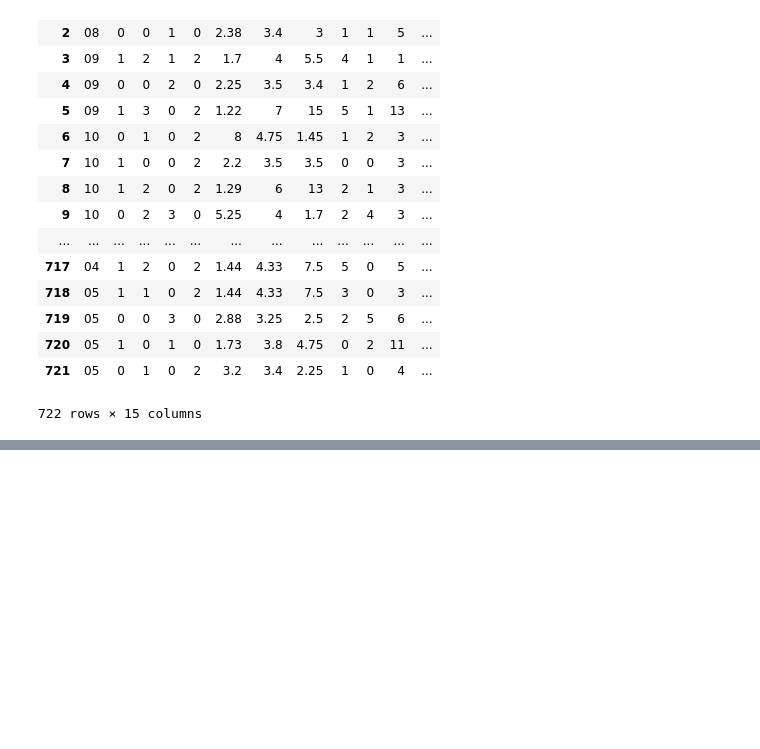
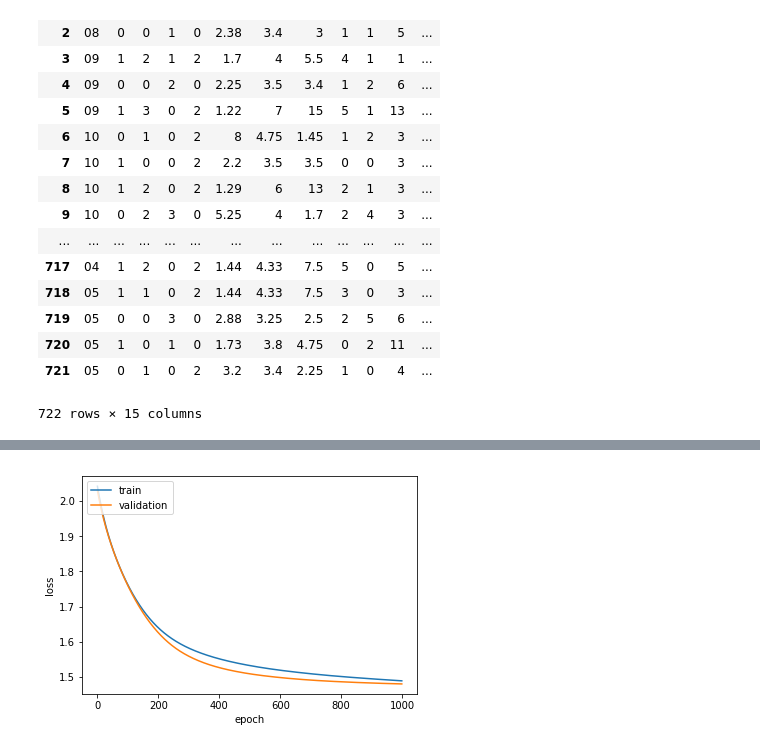
Before and after one commit to ML-Project-2018/my-bet-supremo, a Jupyter notebook: process.ipynb, the cells around one changed output, grey strips where cells are left out. Saved outputs shown, nothing was run; the diff lists cells and outputs as text; code cells hidden in the pictures; blank space fills up the shorter version.

```diff
--- a/process.ipynb
+++ b/process.ipynb
@@ -155,5 +147,5 @@ fixtures
 # %%
-X = fixtures[[0,1,2,3,4,5,6,7]]
+X = fixtures[[0,1,4,6,7]]
 Xtrain = X.ix[:600,]
 Y = fixtures[[8]]
 Ytrain = to_categorical(Y.ix[:600,], num_classes=7)
@@ -165,28 +157,6 @@ Xtrain = preprocessing.scale(Xtrain)
 Xtest = X.ix[600:,]
 Ytest = Y.ix[600:,]
 Xtrain
-
-
-
-
-# Xtrain = dataset.values[:600,0:8]
-# Ytrain = dataset.values[:600,8:9]
-# Xtrain
-
-# Xtest = dataset.values[600:,0:8]
-# Ytest = dataset.values[600:,8:9] # currently predicting full time home goals
-
-
-# #scaling the data
-# # X_scaled = preprocessing.scale(Xtrain)
-# # Y_scaled = preprocessing.scale(Ytrain)
-
-# #one hot encoding the output values
-# encoder = LabelEncoder()
-# encoder.fit(Ytrain)
-# encoded_Y = encoder.transform(Ytrain)
-# dummy_y = np_utils.to_categorical(encoded_Y)
-# Xtrain
 # %% [output]
 .ix is deprecated. Please use
 .loc for label based indexing or
@@ -217,0 +182,9 @@ array([[ 0.32991807, -1.00166528,  0.32422988, ..., -0.21617906,
+# %%
+model = Sequential()
+model.add(Dense(25, input_dim=5, activation='relu'))
+model.add(Dense(105, activation='relu'))
+model.add(Dense(150, activation='relu'))
+model.add(Dense(7, activation='softmax'))
+model.compile(loss='categorical_crossentropy', optimizer='sgd', metrics=['accuracy'])
+# %%
+history = model.fit(Xtrain, Ytrain, epochs=1000, batch_size=500, verbose=2, validation_split=0.3)
@@ -217,0 +209,10 @@ array([[ 0.32991807, -1.00166528,  0.32422988, ..., -0.21617906,
+# %%
+#without half time details loss
+plt.plot(history.history['loss'])
+plt.plot(history.history['val_loss'])
+plt.ylabel('loss')
+plt.xlabel('epoch')
+plt.legend(['train', 'validation'], loc='upper left')
+plt.show()
+# %% [output]
+[figure, added]
```
Also changed, not shown: parts of 11 cells of this notebook.
